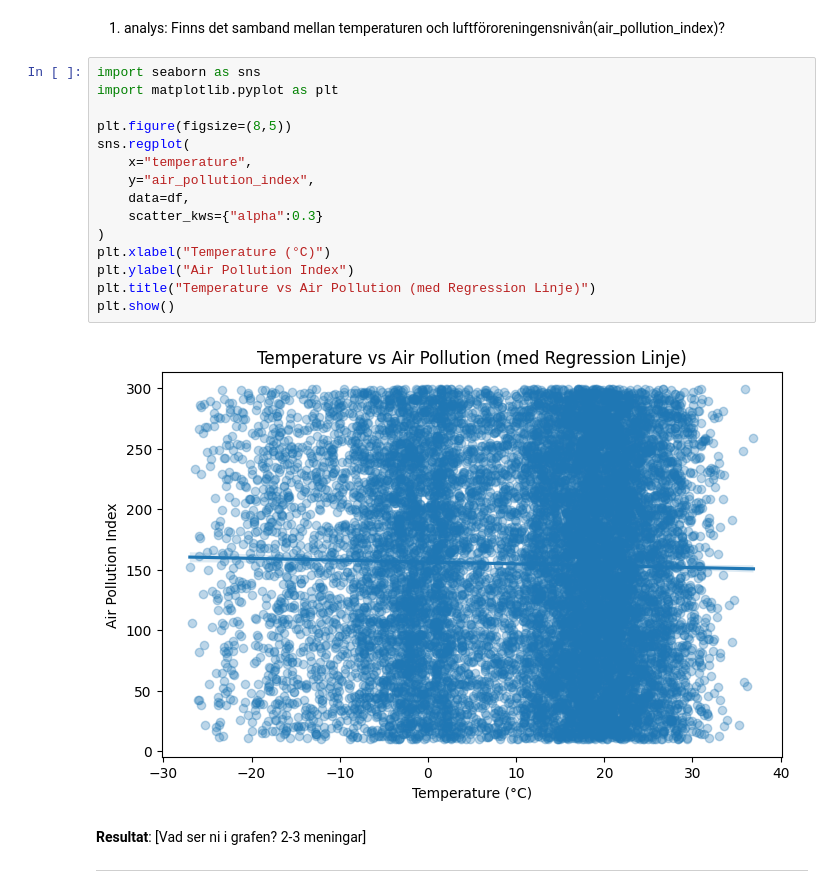
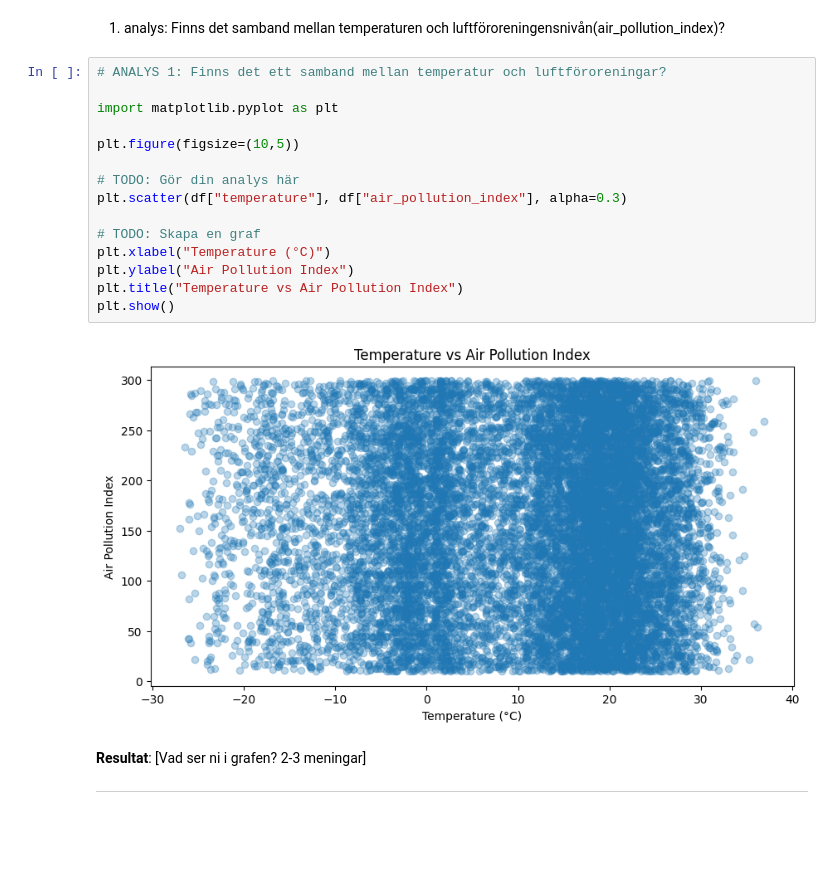
Before and after one commit to regissoren7/big-data-iot-labs, a Jupyter notebook: mini-projekt/Mohamed.Filimon.ipynb, the cells around one changed output. Cells and saved outputs as stored; diff of their text form; blank space fills up the shorter version.

```diff
--- a/mini-projekt/Mohamed.Filimon.ipynb
+++ b/mini-projekt/Mohamed.Filimon.ipynb
@@ -137,22 +137,22 @@ datan är bra skick men det finns endas saknade värden och det är kolmnunen is
 # %% [markdown]
 1. analys: Finns det samband mellan temperaturen och luftföroreningensnivån(air_pollution_index)?
 # %%
-import seaborn as sns
+# ANALYS 1: Finns det ett samband mellan temperatur och luftföroreningar?
+
 import matplotlib.pyplot as plt
 
-plt.figure(figsize=(8,5))
-sns.regplot(
-    x="temperature",
-    y="air_pollution_index",
-    data=df,
-    scatter_kws={"alpha":0.3}
-)
+plt.figure(figsize=(10,5))
+
+# TODO: Gör din analys här
+plt.scatter(df["temperature"], df["air_pollution_index"], alpha=0.3)
+
+# TODO: Skapa en graf
 plt.xlabel("Temperature (°C)")
 plt.ylabel("Air Pollution Index")
-plt.title("Temperature vs Air Pollution (med Regression Linje)")
+plt.title("Temperature vs Air Pollution Index")
 plt.show()
 # %% [output]
-[figure, old version]
+[figure, new version]
 # %% [markdown]
 **Resultat**: [Vad ser ni i grafen? 2-3 meningar]
 
```
Also changed, not shown: parts of 3 cells of this notebook.
